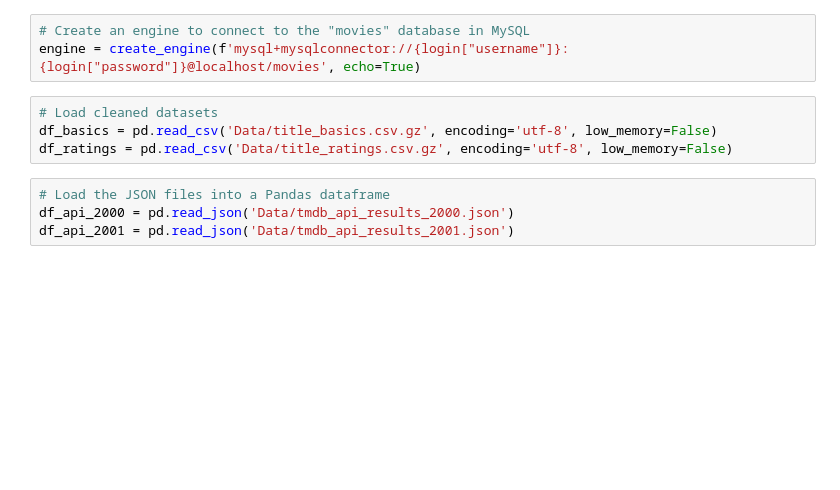
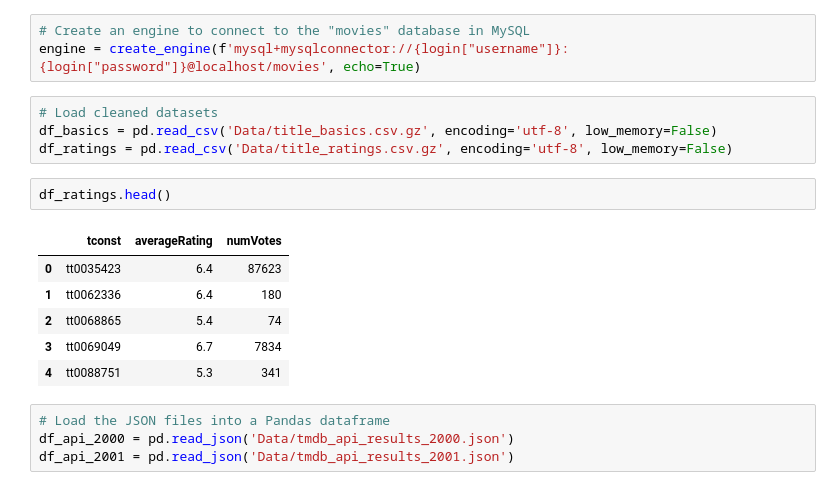
Before and after one commit to A-Kutscher/IMDB-TMDB-Analysis, a Jupyter notebook: Movies - Part 3 -- MySQL Database.ipynb, the cells around one changed output. Drawn from its saved outputs; the diff is of its cells as text; blank space fills up the shorter version.

```diff
--- a/Movies - Part 3 -- MySQL Database.ipynb
+++ b/Movies - Part 3 -- MySQL Database.ipynb
@@ -39,6 +39,15 @@ engine = create_engine(f'mysql+mysqlconnector://{login["username"]}:{login["pass
 # Load cleaned datasets
 df_basics = pd.read_csv('Data/title_basics.csv.gz', encoding='utf-8', low_memory=False)
 df_ratings = pd.read_csv('Data/title_ratings.csv.gz', encoding='utf-8', low_memory=False)
+# %%
+df_ratings.head()
+# %% [output]
+|  | tconst | averageRating | numVotes |
+| 0 | tt0035423 | 6.4 | 87623 |
+| 1 | tt0062336 | 6.4 | 180 |
+| 2 | tt0068865 | 5.4 | 74 |
+| 3 | tt0069049 | 6.7 | 7834 |
+| 4 | tt0088751 | 5.3 | 341 |
 # %%
 # Load the JSON files into a Pandas dataframe
 df_api_2000 = pd.read_json('Data/tmdb_api_results_2000.json')
```
Also changed, not shown: parts of 15 cells of this notebook, 46 other files.
